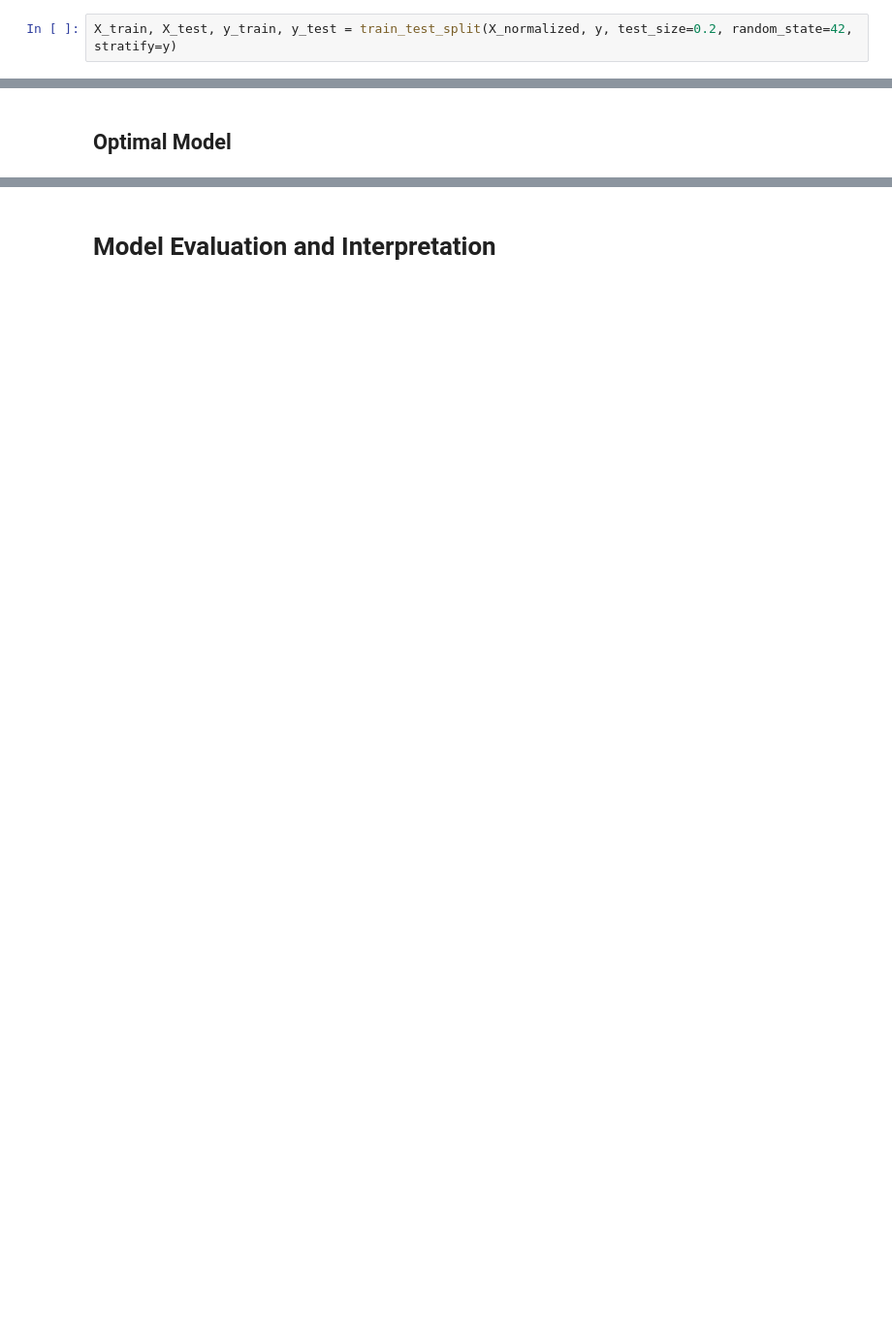
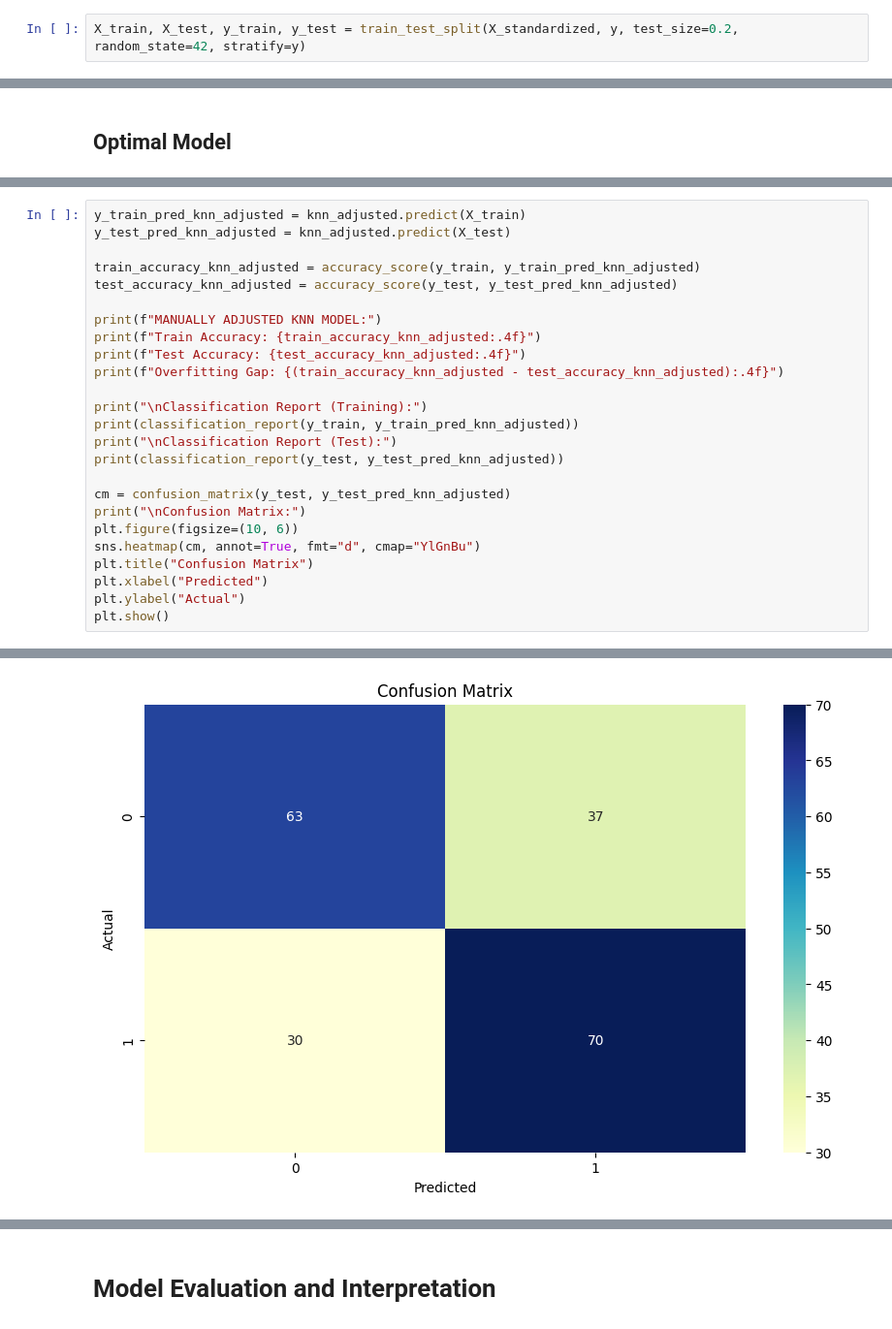
Before and after one commit to Aireenelz/WIE3007-DMW-Group6, a Jupyter notebook: model_knn.ipynb, the cells around one changed output, grey strips where cells are left out. Shown at 97% size. Cells and saved outputs as stored; diff of their text form; blank space fills up the shorter version.

```diff
--- a/model_knn.ipynb
+++ b/model_knn.ipynb
@@ -137,7 +119,7 @@ Before Normalization:
 # %% [markdown]
 # Model Development
 # %%
-X_train, X_test, y_train, y_test = train_test_split(X_normalized, y, test_size=0.2, random_state=42, stratify=y)
+X_train, X_test, y_train, y_test = train_test_split(X_standardized, y, test_size=0.2, random_state=42, stratify=y)
 # %% [markdown]
 ## Overfitting Model
 # %%
@@ -185,0 +177,26 @@ weighted avg       0.53      0.53      0.52       200
+# %%
+y_train_pred_knn_adjusted = knn_adjusted.predict(X_train)
+y_test_pred_knn_adjusted = knn_adjusted.predict(X_test)
+
+train_accuracy_knn_adjusted = accuracy_score(y_train, y_train_pred_knn_adjusted)
+test_accuracy_knn_adjusted = accuracy_score(y_test, y_test_pred_knn_adjusted)
+
+print(f"MANUALLY ADJUSTED KNN MODEL:")
+print(f"Train Accuracy: {train_accuracy_knn_adjusted:.4f}")
+print(f"Test Accuracy: {test_accuracy_knn_adjusted:.4f}")
+print(f"Overfitting Gap: {(train_accuracy_knn_adjusted - test_accuracy_knn_adjusted):.4f}")
+
+print("\nClassification Report (Training):")
+print(classification_report(y_train, y_train_pred_knn_adjusted))
+print("\nClassification Report (Test):")
+print(classification_report(y_test, y_test_pred_knn_adjusted))
+
+cm = confusion_matrix(y_test, y_test_pred_knn_adjusted)
+print("\nConfusion Matrix:")
+plt.figure(figsize=(10, 6))
+sns.heatmap(cm, annot=True, fmt="d", cmap="YlGnBu")
+plt.title("Confusion Matrix")
+plt.xlabel("Predicted")
+plt.ylabel("Actual")
+plt.show()
+# %% [output]
@@ -185,0 +220 @@ weighted avg       0.53      0.53      0.52       200
+[figure, added]
```
Also changed, not shown: parts of 23 cells of this notebook.
